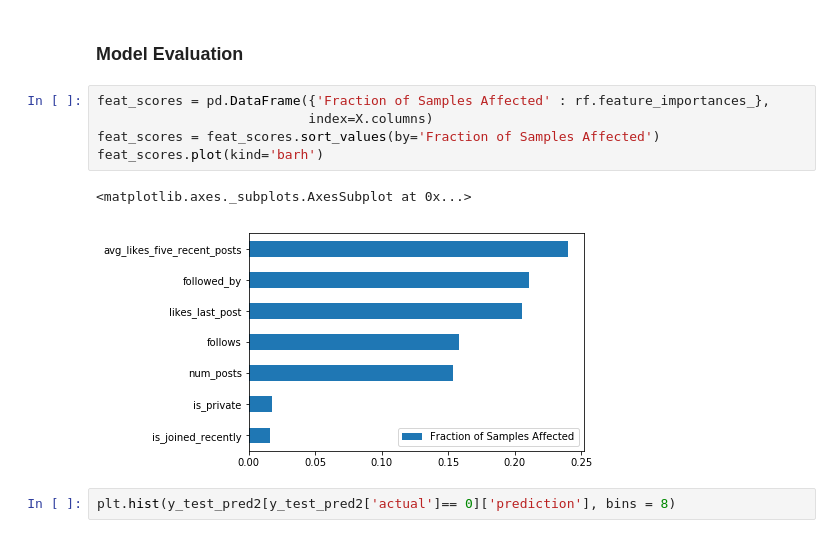
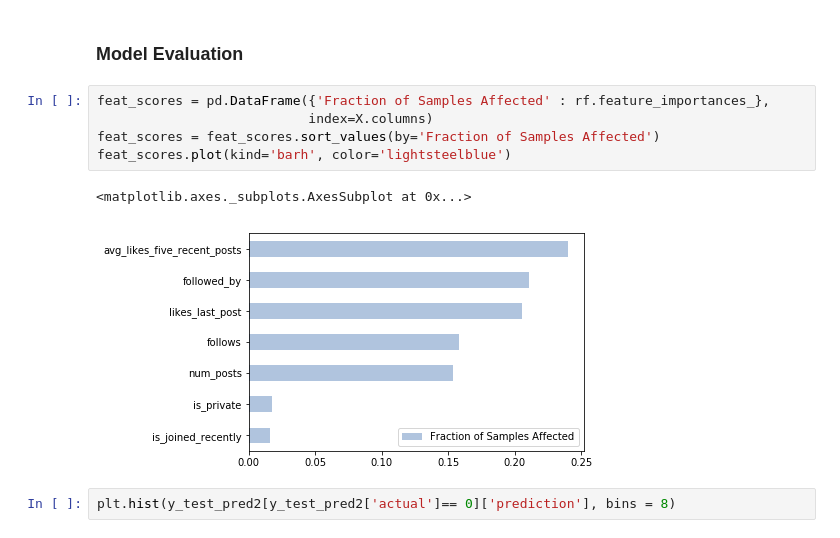
Before and after one commit to liyingli0818/instagram_account_type_predictor, a Jupyter notebook: fcc_model.ipynb, the cells around one changed output. Cells and saved outputs as stored; diff of their text form.

```diff
--- a/fcc_model.ipynb
+++ b/fcc_model.ipynb
@@ -350,11 +358,11 @@ cv_logloss_rf2
 # %%
 feat_scores = pd.DataFrame({'Fraction of Samples Affected' : rf.feature_importances_},
                            index=X.columns)
 feat_scores = feat_scores.sort_values(by='Fraction of Samples Affected')
-feat_scores.plot(kind='barh')
+feat_scores.plot(kind='barh', color='lightsteelblue')
 # %% [output]
 <matplotlib.axes._subplots.AxesSubplot at 0x...>
-[figure, old version]
+[figure, new version]
 # %%
 plt.hist(y_test_pred2[y_test_pred2['actual']== 0]['prediction'], bins = 8)
 # %% [output]
```
Also changed, not shown: parts of 3 cells of this notebook, 10 other files.
